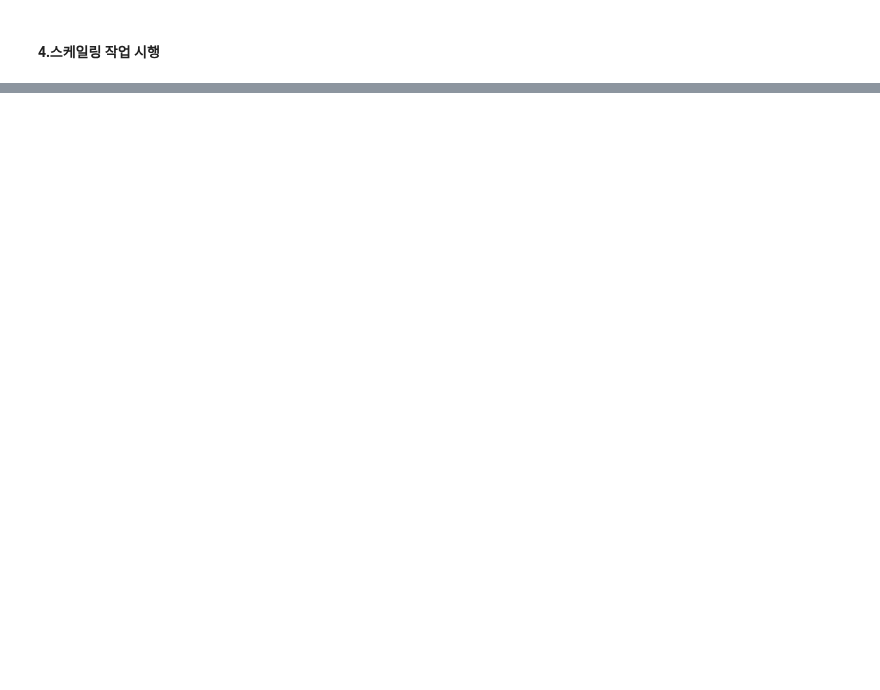
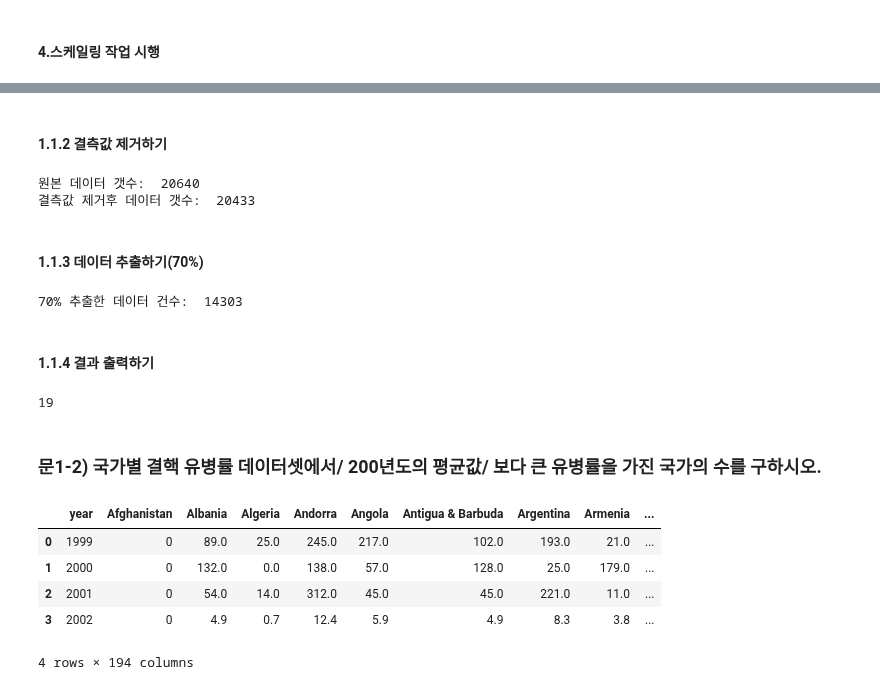
Before and after one commit to va4756/yemoon_bigdata_test, a Jupyter notebook: bigdata_예문_실전문제_example2.ipynb, the cells around one changed output, grey strips where cells are left out. Cells and saved outputs as stored; diff of their text form; code cells hidden in the pictures; blank space fills up the shorter version.

```diff
--- a/bigdata_예문_실전문제_example2.ipynb
+++ b/bigdata_예문_실전문제_example2.ipynb
@@ -360,0 +571,37 @@ X_tr[COL_NUM].head()
+# %% [markdown]
+#### 1.1.2 결측값 제거하기
+# %%
+df_dropna = df.dropna().reset_index()
+print('원본 데이터 갯수: ', len(df))
+print('결측값 제거후 데이터 갯수: ', len(df_dropna))
+# %% [output]
+원본 데이터 갯수:  20640
+결측값 제거후 데이터 갯수:  20433
+# %% [markdown]
+#### 1.1.3 데이터 추출하기(70%)
+# %%
+rst_df = df_dropna.iloc[:int(len(df_dropna)*0.7)]
+print('70% 추출한 데이터 건수: ', len(rst_df))
+# %% [output]
+70% 추출한 데이터 건수:  14303
+# %% [markdown]
+#### 1.1.4 결과 출력하기
+# %%
+result = int(rst_df['housing_median_age'].quantile(0.25))
+result
+# %% [output]
+19
+# %% [markdown]
+### 문1-2) 국가별 결핵 유병률 데이터셋에서/ 200년도의 평균값/ 보다 큰 유병률을 가진 국가의 수를 구하시오.
+# %%
+import pandas as pd
+
+df = pd.read_csv("/content/yemoonsaBigdata/datasets/Part5/302_worlddata.csv")
+df.head(5)
+# %% [output]
+|  | year | Afghanistan | Albania | Algeria | Andorra | Angola | Antigua & Barbuda | Argentina | Armenia | ... |
+| 0 | 1999 | 0 | 89.0 | 25.0 | 245.0 | 217.0 | 102.0 | 193.0 | 21.0 | ... |
+| 1 | 2000 | 0 | 132.0 | 0.0 | 138.0 | 57.0 | 128.0 | 25.0 | 179.0 | ... |
+| 2 | 2001 | 0 | 54.0 | 14.0 | 312.0 | 45.0 | 45.0 | 221.0 | 11.0 | ... |
+| 3 | 2002 | 0 | 4.9 | 0.7 | 12.4 | 5.9 | 4.9 | 8.3 | 3.8 | ... |
+4 rows × 194 columns
```
Also changed, not shown: parts of 36 cells of this notebook.
